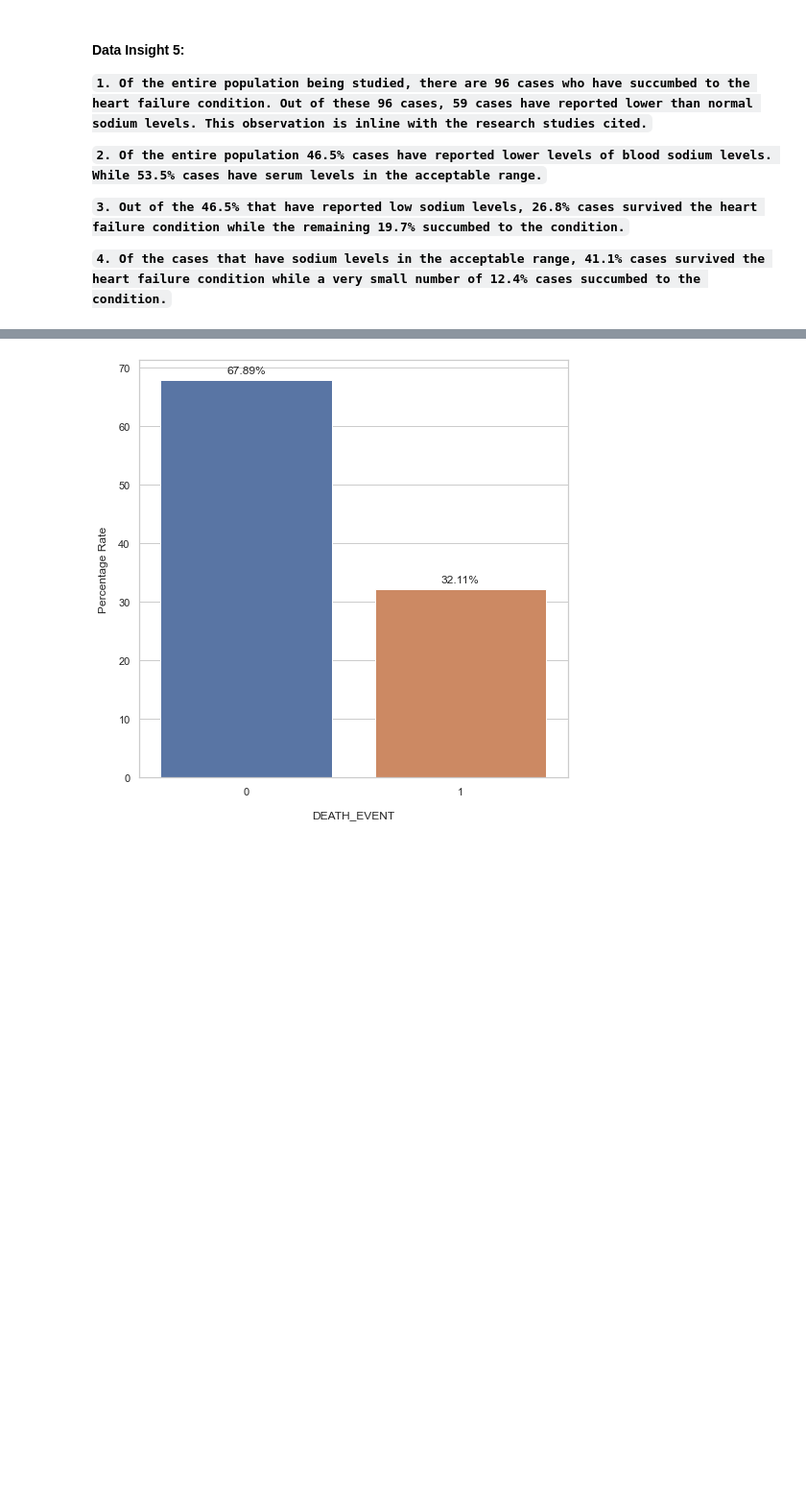
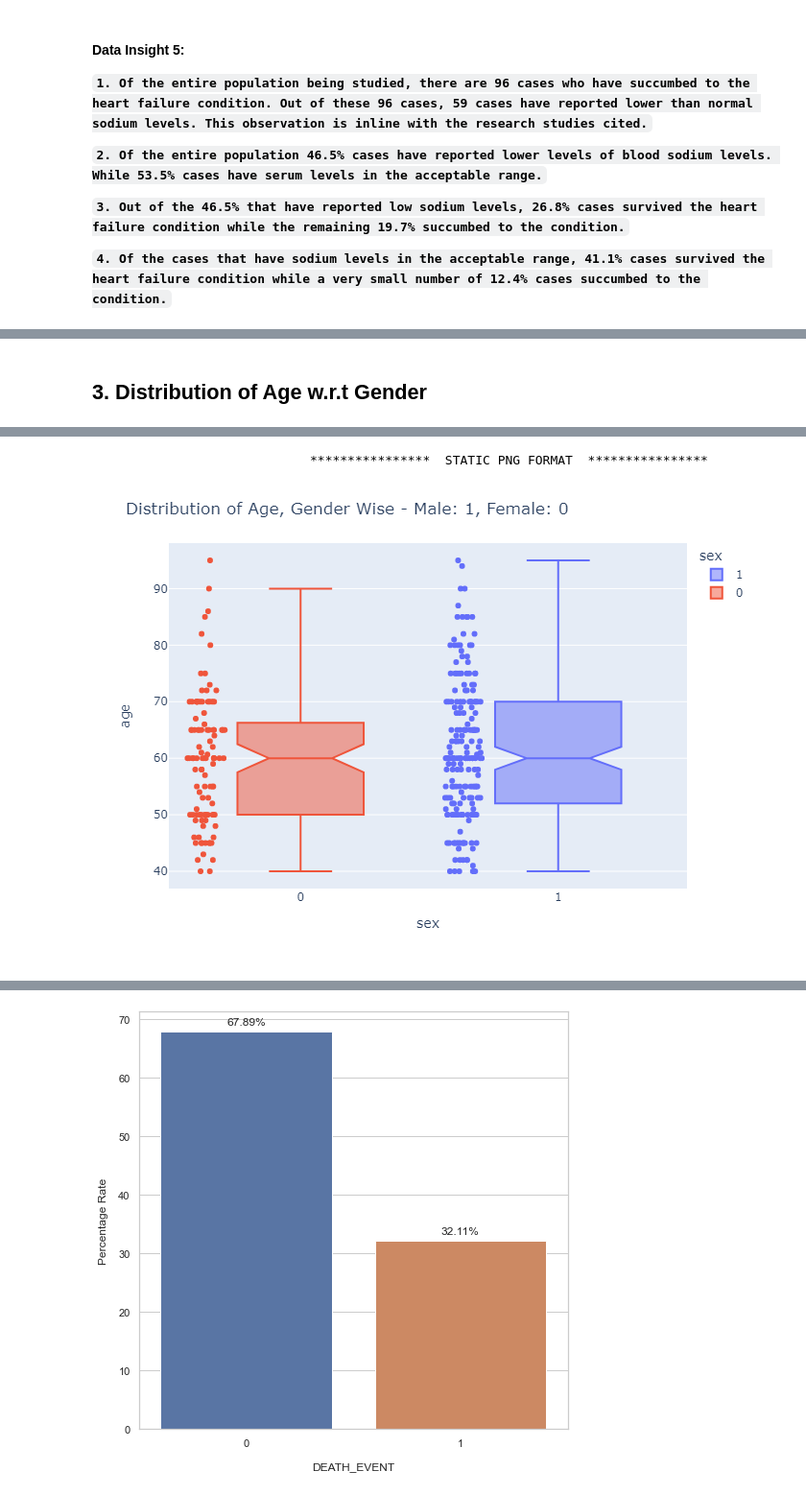
Before and after one commit to khadyothan/ADA, a Jupyter notebook: 3_S20190010040_S20190010129_Project_Code.ipynb, the cells around one changed output, grey strips where cells are left out. Shown at 96% size. Drawn from its saved outputs; the diff is of its cells as text; code cells hidden in the pictures; blank space fills up the shorter version.

```diff
--- a/3_S20190010040_S20190010129_Project_Code.ipynb
+++ b/3_S20190010040_S20190010129_Project_Code.ipynb
@@ -321,0 +373,11 @@ utils.constructDistPlot(hist_data = hist_data,
+# %% [markdown]
+## 3. Distribution of Age w.r.t Gender
+# %%
+utils.constructNotchedBoxPlots(data_frame = df,
+                               x = 'sex',
+                               y = 'age',
+                               hover_name = 'sex',
+                               color = 'sex',
+                               title_text = 'Distribution of Age, Gender Wise - Male: 1, Female: 0',
+                               export_to_png = True)
+# %% [output]
@@ -321,0 +385,2 @@ utils.constructDistPlot(hist_data = hist_data,
+                             ****************  STATIC PNG FORMAT  ****************
+[figure, added]
```
Also changed, not shown: parts of 36 cells of this notebook.
